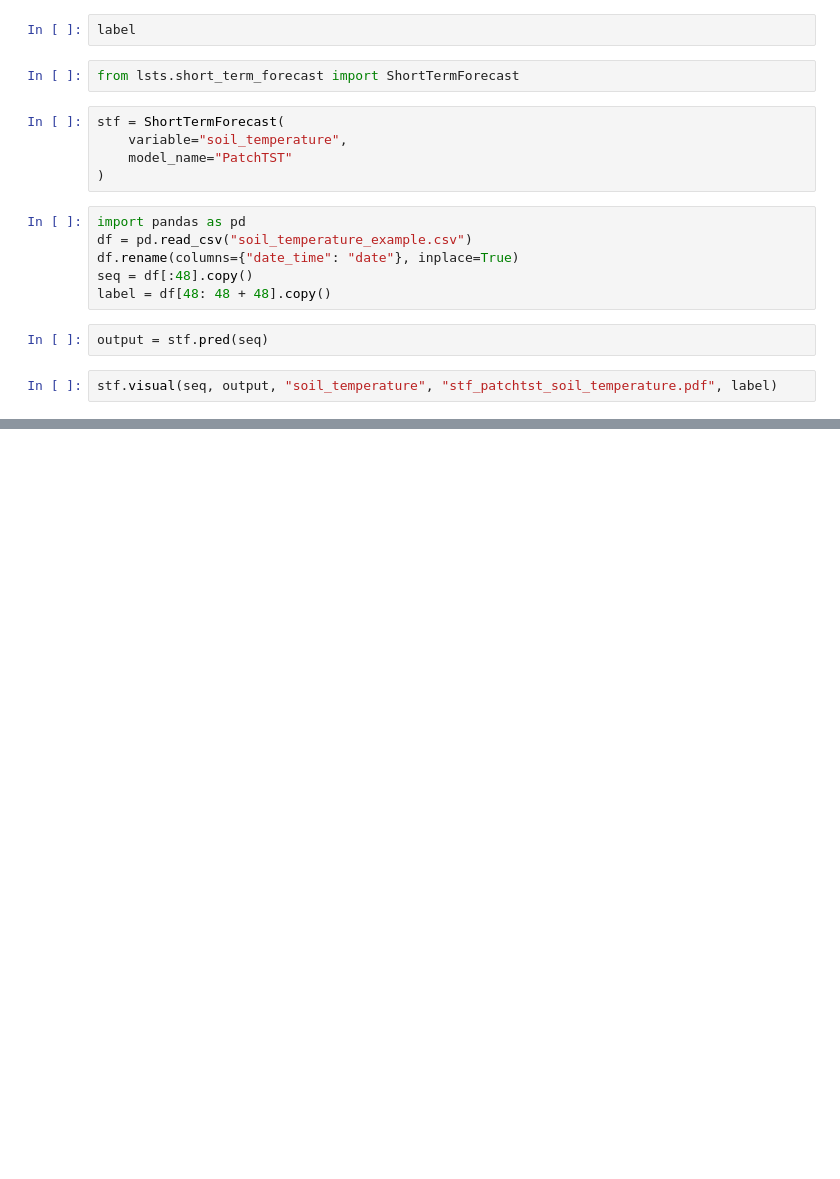
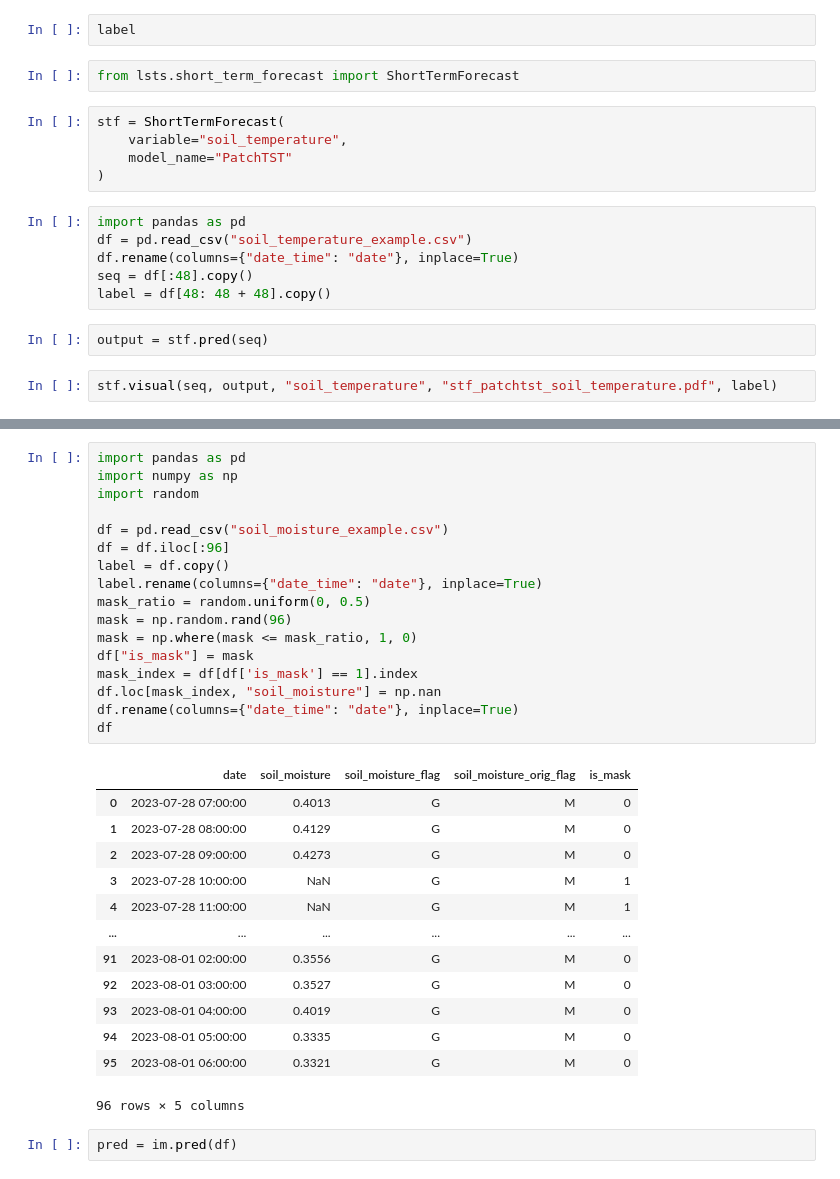
Before and after one commit to lizhuoq/land_surface_time_series, a Jupyter notebook: temp.ipynb, the cells around one changed output, grey strips where cells are left out. Saved outputs shown, nothing was run; the diff lists cells and outputs as text; blank space fills up the shorter version.

```diff
--- a/temp.ipynb
+++ b/temp.ipynb
@@ -39,0 +47,33 @@ stf.visual(seq, output, "soil_temperature", "stf_patchtst_soil_temperature.pdf",
+# %%
+import pandas as pd
+import numpy as np
+import random
+
+df = pd.read_csv("soil_moisture_example.csv")
+df = df.iloc[:96]
+label = df.copy()
+label.rename(columns={"date_time": "date"}, inplace=True)
+mask_ratio = random.uniform(0, 0.5)
+mask = np.random.rand(96)
+mask = np.where(mask <= mask_ratio, 1, 0)
+df["is_mask"] = mask
+mask_index = df[df['is_mask'] == 1].index
+df.loc[mask_index, "soil_moisture"] = np.nan
+df.rename(columns={"date_time": "date"}, inplace=True)
+df
+# %% [output]
+|  | date | soil_moisture | soil_moisture_flag | soil_moisture_orig_flag | is_mask |
+| 0 | 2023-07-28 07:00:00 | 0.4013 | G | M | 0 |
+| 1 | 2023-07-28 08:00:00 | 0.4129 | G | M | 0 |
+| 2 | 2023-07-28 09:00:00 | 0.4273 | G | M | 0 |
+| 3 | 2023-07-28 10:00:00 | NaN | G | M | 1 |
+| 4 | 2023-07-28 11:00:00 | NaN | G | M | 1 |
+| ... | ... | ... | ... | ... | ... |
+| 91 | 2023-08-01 02:00:00 | 0.3556 | G | M | 0 |
+| 92 | 2023-08-01 03:00:00 | 0.3527 | G | M | 0 |
+| 93 | 2023-08-01 04:00:00 | 0.4019 | G | M | 0 |
+| 94 | 2023-08-01 05:00:00 | 0.3335 | G | M | 0 |
+| 95 | 2023-08-01 06:00:00 | 0.3321 | G | M | 0 |
+96 rows × 5 columns
+# %%
+pred = im.pred(df)
```
Also changed, not shown: parts of 4 cells of this notebook, 8 other files.
